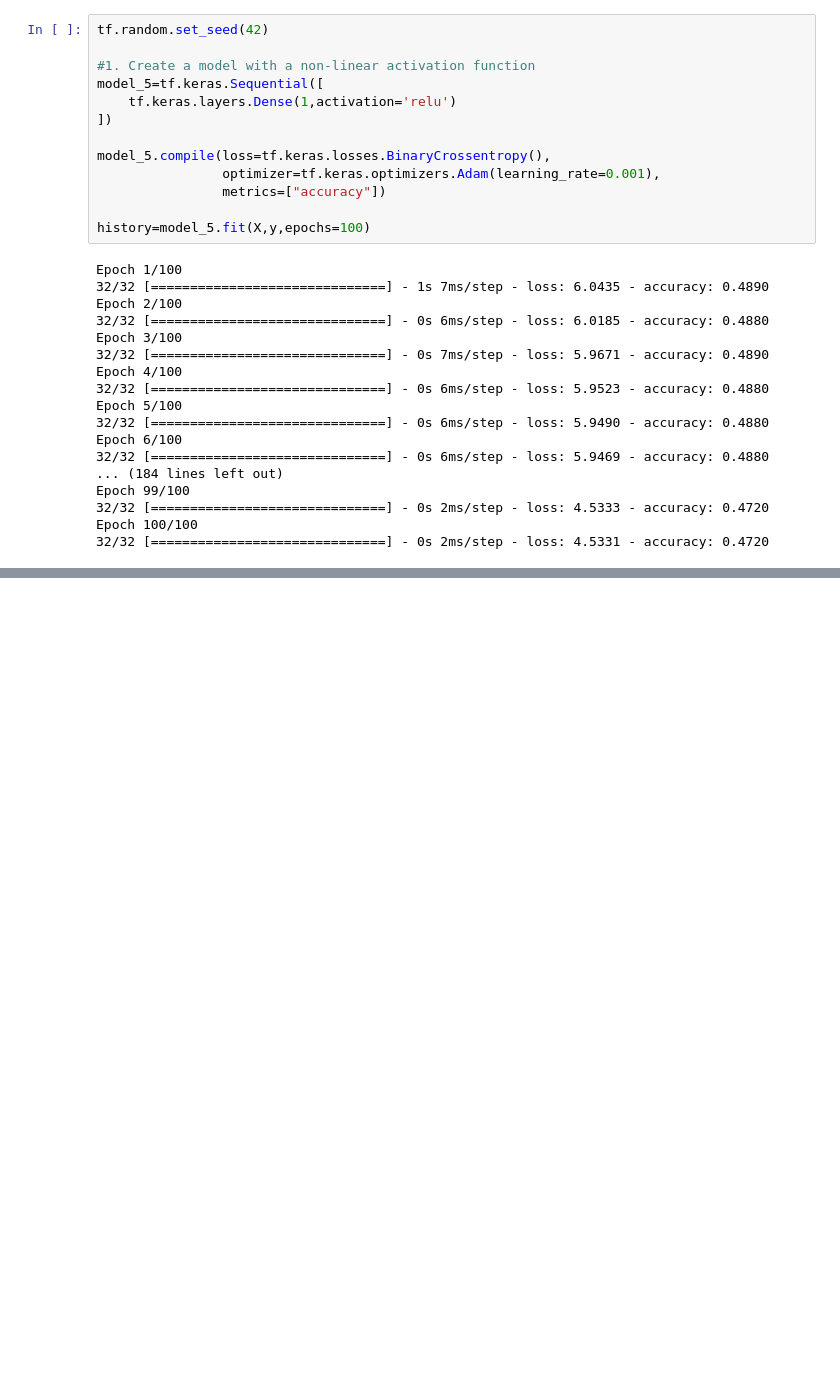
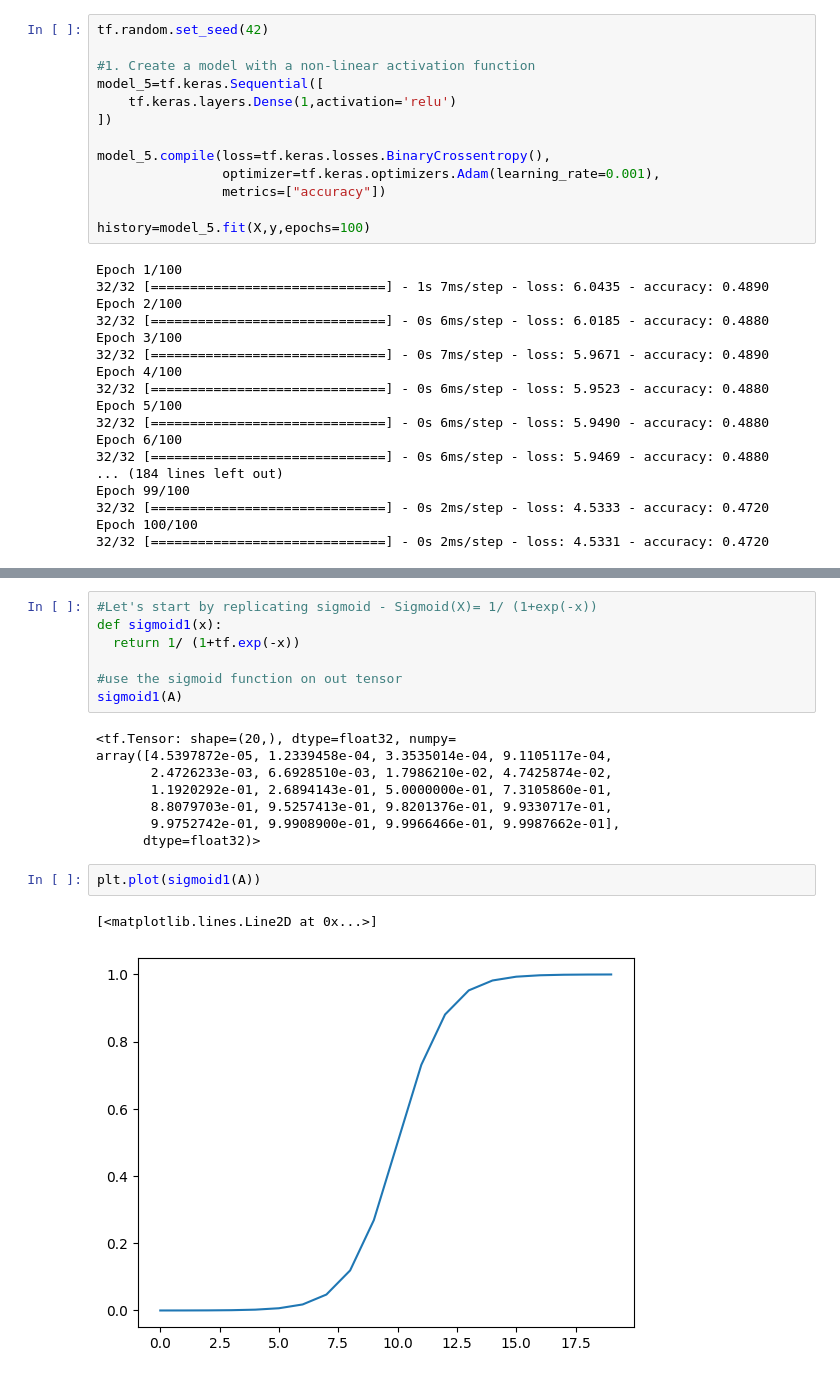
Before and after one commit to lakshitgosain/Tensorflow-ZTM, a Jupyter notebook: 02_neural_network_classification_in_tensorflow.ipynb, the cells around one changed output, grey strips where cells are left out. Saved outputs shown, nothing was run; the diff lists cells and outputs as text; blank space fills up the shorter version.

```diff
--- a/02_neural_network_classification_in_tensorflow.ipynb
+++ b/02_neural_network_classification_in_tensorflow.ipynb
@@ -386,0 +490,20 @@ Epoch 100/100
+# %%
+#Let's start by replicating sigmoid - Sigmoid(X)= 1/ (1+exp(-x))
+def sigmoid1(x):
+  return 1/ (1+tf.exp(-x))
+
+#use the sigmoid function on out tensor
+sigmoid1(A)
+# %% [output]
+<tf.Tensor: shape=(20,), dtype=float32, numpy=
+array([4.5397872e-05, 1.2339458e-04, 3.3535014e-04, 9.1105117e-04,
+       2.4726233e-03, 6.6928510e-03, 1.7986210e-02, 4.7425874e-02,
+       1.1920292e-01, 2.6894143e-01, 5.0000000e-01, 7.3105860e-01,
+       8.8079703e-01, 9.5257413e-01, 9.8201376e-01, 9.9330717e-01,
+       9.9752742e-01, 9.9908900e-01, 9.9966466e-01, 9.9987662e-01],
+      dtype=float32)>
+# %%
+plt.plot(sigmoid1(A))
+# %% [output]
+[<matplotlib.lines.Line2D at 0x...>]
+[figure, added]
```
Also changed, not shown: parts of 12 cells of this notebook.
